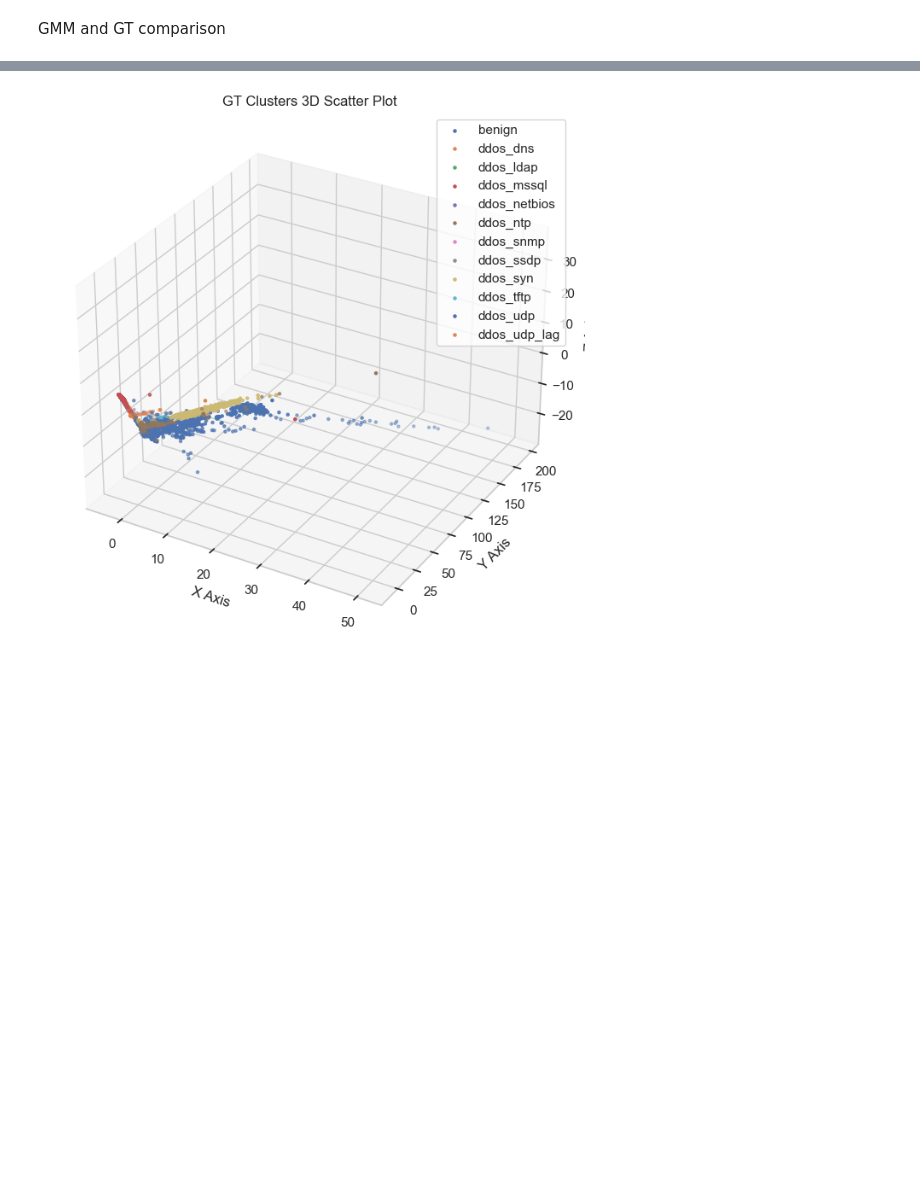
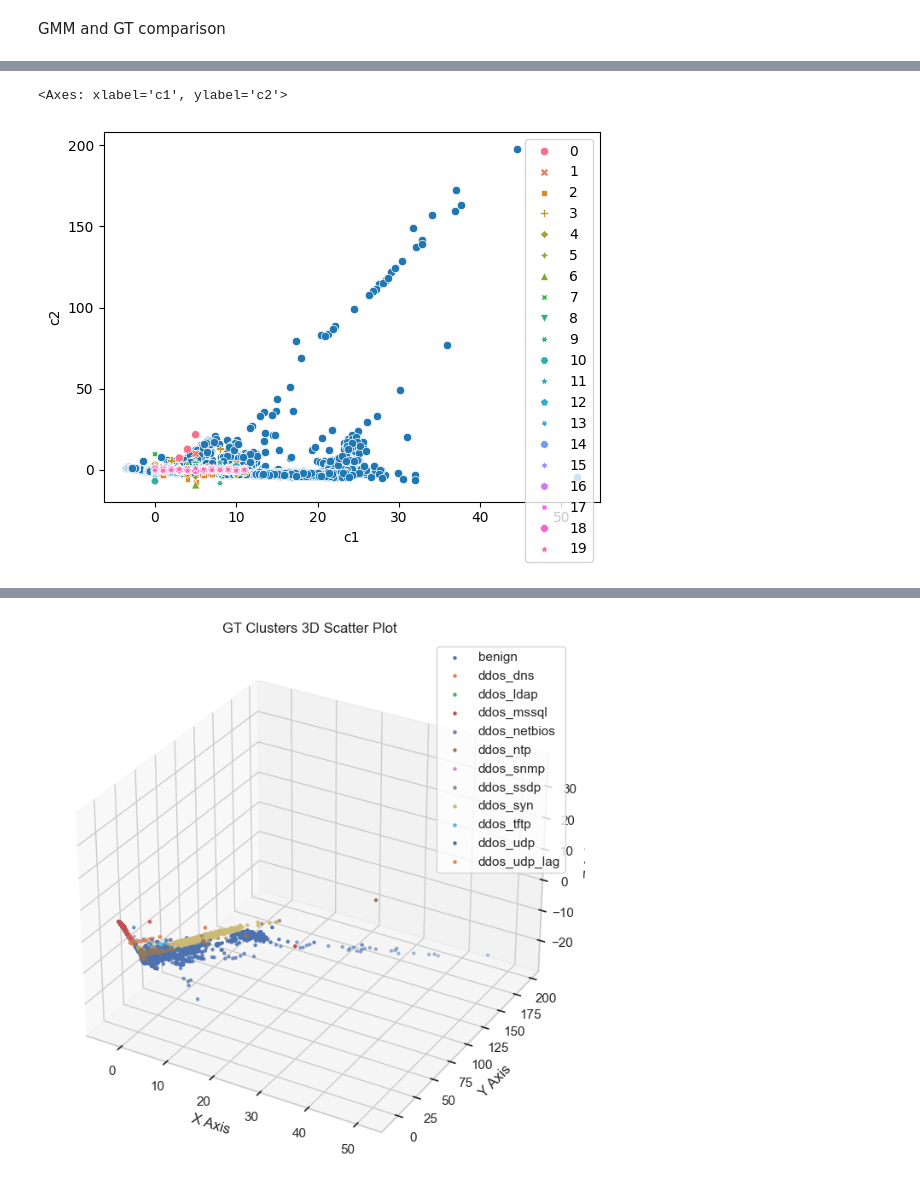
Before and after one commit to federicomirra01/DDoS_analysis_project, a Jupyter notebook: Section_4.ipynb, the cells around one changed output, grey strips where cells are left out. Drawn from its saved outputs; the diff is of its cells as text; code cells hidden in the pictures; blank space fills up the shorter version.

```diff
--- a/Section_4.ipynb
+++ b/Section_4.ipynb
@@ -78,0 +79,11 @@ plt.show()
+# %%
+operational_df = pd.read_csv('pca_dataframe.csv', low_memory=False)
+features = operational_df.columns
+
+centroids = kmeans.cluster_centers_
+
+sns.scatterplot(data=operational_df, x='c1', y='c2')
+sns.scatterplot(centroids)
+# %% [output]
+<Axes: xlabel='c1', ylabel='c2'>
+[figure, added]
```
Also changed, not shown: parts of 11 cells of this notebook, 4 other files.
